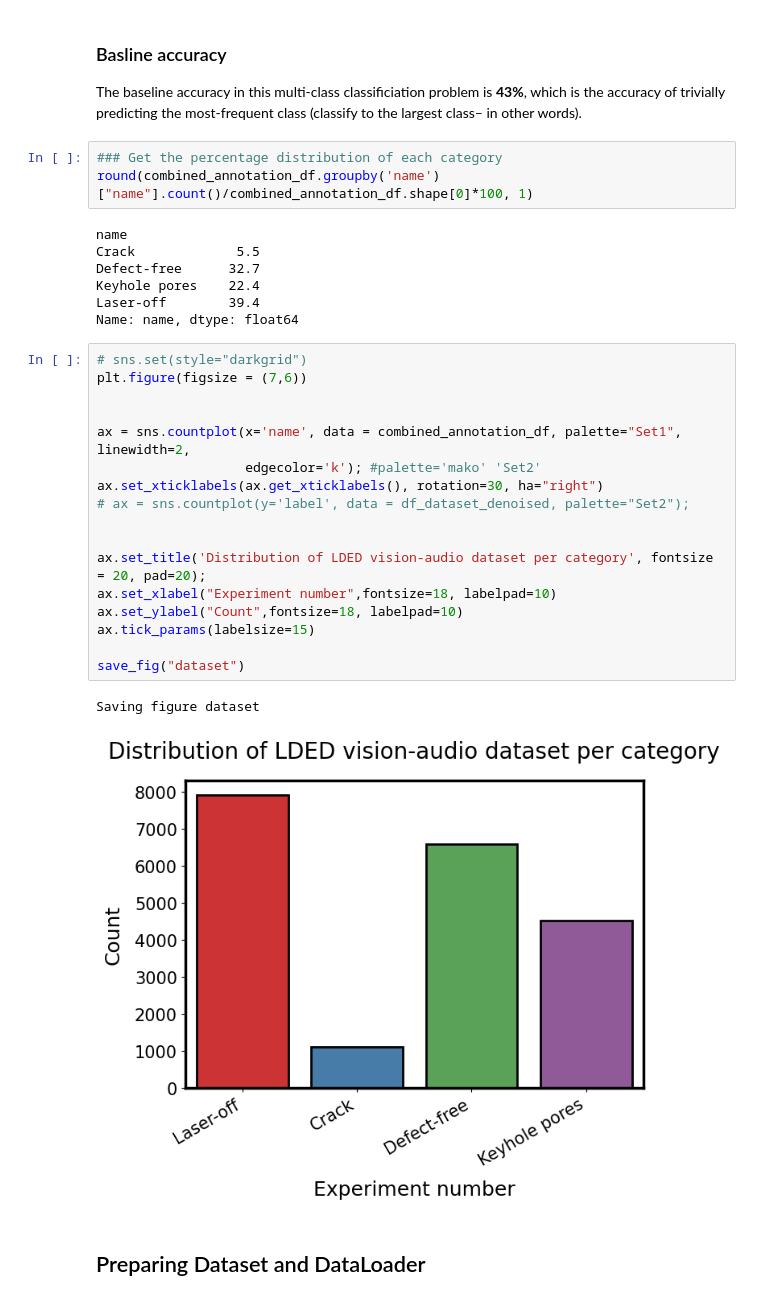
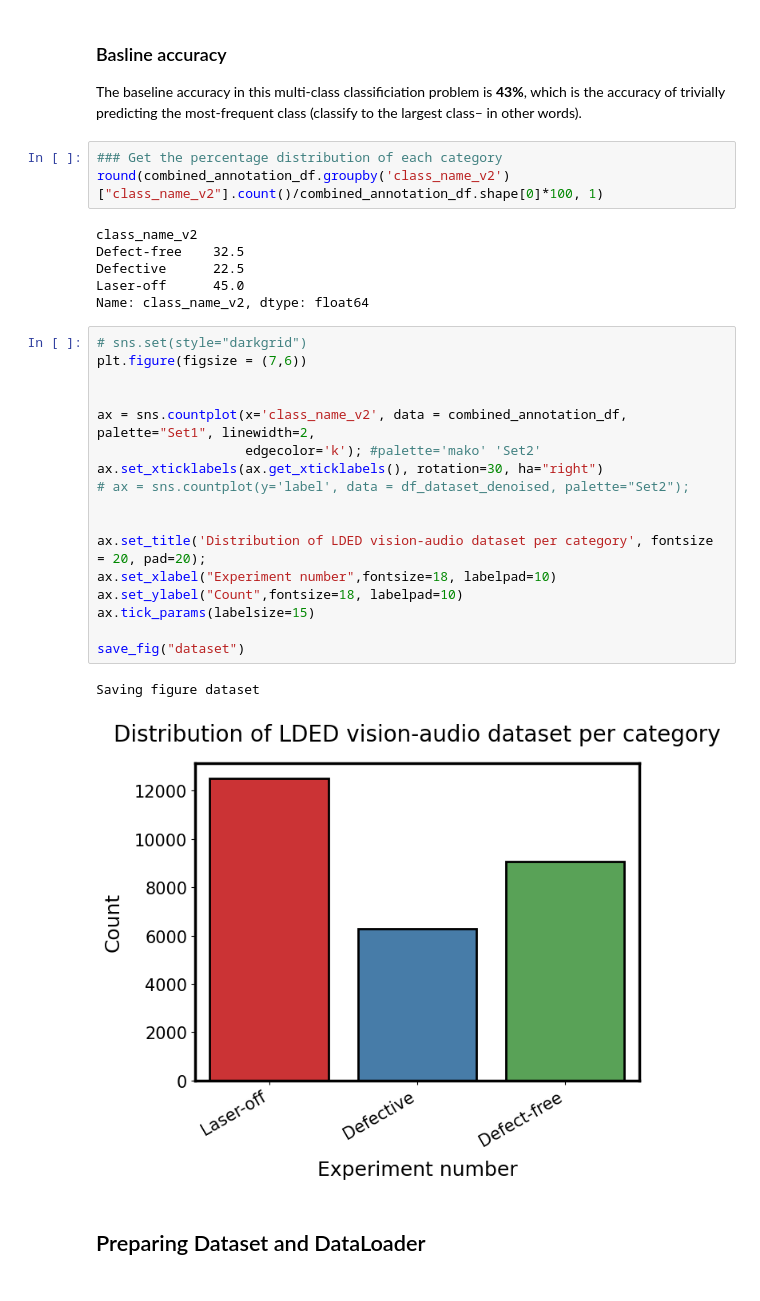
Before and after one commit to Davidlequnchen/LDED-FusionNet, a Jupyter notebook: code/3_train_audio.ipynb, the cells around one changed output. Cells and saved outputs as stored; diff of their text form.

Commit message:
Update training code and visualisation

```diff
--- a/code/3_train_audio.ipynb
+++ b/code/3_train_audio.ipynb
@@ -181,34 +181,33 @@ print (label_counts)
 The baseline accuracy in this multi-class classificiation problem is **43%**, which is the accuracy of trivially predicting the most-frequent class (classify to the largest class– in other words).
 # %%
 ### Get the percentage distribution of each category
-round(combined_annotation_df.groupby('name')["name"].count()/combined_annotation_df.shape[0]*100, 1)
+round(combined_annotation_df.groupby('class_name_v2')["class_name_v2"].count()/combined_annotation_df.shape[0]*100, 1)
 # %% [output]
-name
-Crack             5.5
-Defect-free      32.7
-Keyhole pores    22.4
-Laser-off        39.4
-Name: name, dtype: float64
+class_name_v2
+Defect-free    32.5
+Defective      22.5
+Laser-off      45.0
+Name: class_name_v2, dtype: float64
 # %%
 # sns.set(style="darkgrid")
 plt.figure(figsize = (7,6))
 
 
-ax = sns.countplot(x='name', data = combined_annotation_df, palette="Set1", linewidth=2,
+ax = sns.countplot(x='class_name_v2', data = combined_annotation_df, palette="Set1", linewidth=2,
                    edgecolor='k'); #palette='mako' 'Set2'
 ax.set_xticklabels(ax.get_xticklabels(), rotation=30, ha="right")
 # ax = sns.countplot(y='label', data = df_dataset_denoised, palette="Set2");
 
 
 ax.set_title('Distribution of LDED vision-audio dataset per category', fontsize = 20, pad=20);
 ax.set_xlabel("Experiment number",fontsize=18, labelpad=10)
 ax.set_ylabel("Count",fontsize=18, labelpad=10)
 ax.tick_params(labelsize=15)
 
 save_fig("dataset")
 # %% [output]
 Saving figure dataset
-[figure, old version]
+[figure, new version]
 # %% [markdown]
 ## Preparing Dataset and DataLoader
 # %%
```
Also changed, not shown: parts of 13 cells of this notebook, 22 other files.
